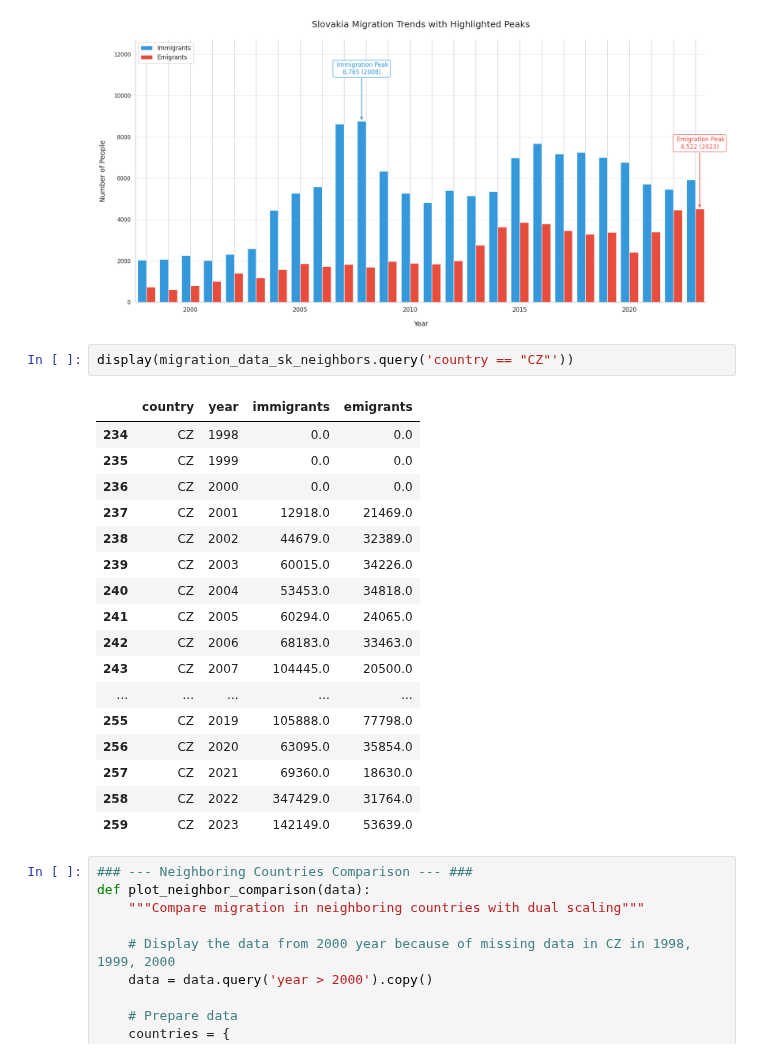
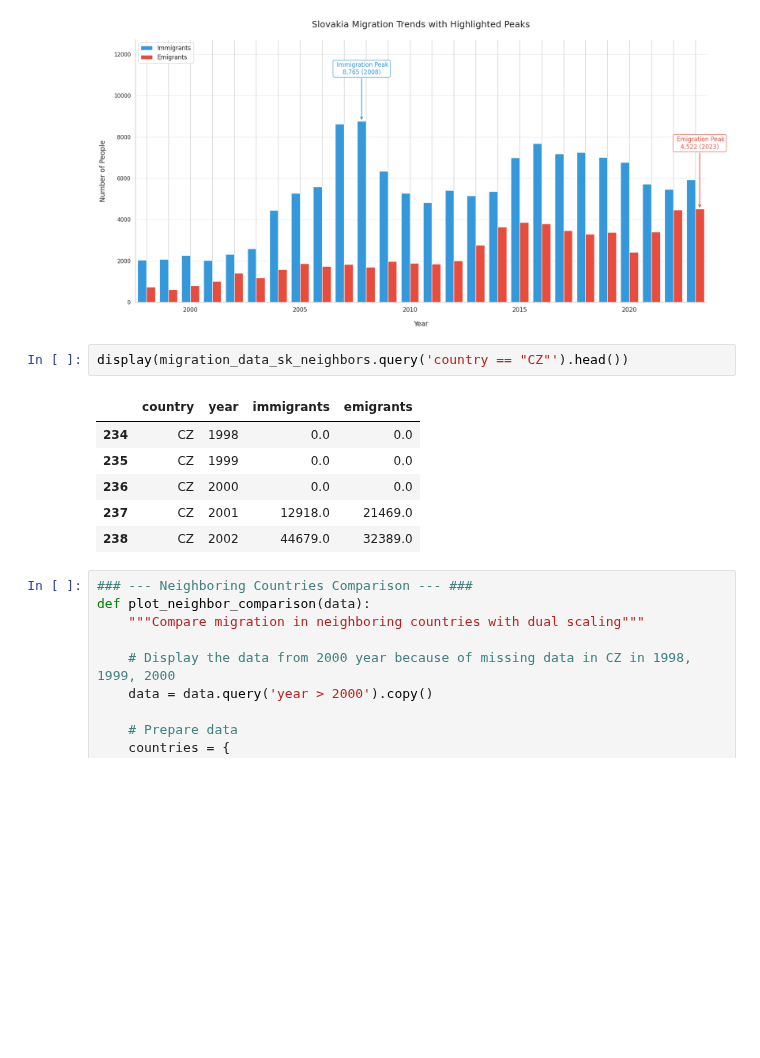
Before and after one commit to loveBeatles/datavis_project, a Jupyter notebook: group_project.ipynb, the cells around one changed output. Cells and saved outputs as stored; diff of their text form; blank space fills up the shorter version.

```diff
--- a/group_project.ipynb
+++ b/group_project.ipynb
@@ -1502,25 +1502,14 @@ plot_slovakia_migration(migration_data_sk_neighbors)
 # %% [output]
 [figure]
 # %%
-display(migration_data_sk_neighbors.query('country == "CZ"'))
+display(migration_data_sk_neighbors.query('country == "CZ"').head())
 # %% [output]
 |  | country | year | immigrants | emigrants |
 | 234 | CZ | 1998 | 0.0 | 0.0 |
 | 235 | CZ | 1999 | 0.0 | 0.0 |
 | 236 | CZ | 2000 | 0.0 | 0.0 |
 | 237 | CZ | 2001 | 12918.0 | 21469.0 |
 | 238 | CZ | 2002 | 44679.0 | 32389.0 |
-| 239 | CZ | 2003 | 60015.0 | 34226.0 |
-| 240 | CZ | 2004 | 53453.0 | 34818.0 |
-| 241 | CZ | 2005 | 60294.0 | 24065.0 |
-| 242 | CZ | 2006 | 68183.0 | 33463.0 |
-| 243 | CZ | 2007 | 104445.0 | 20500.0 |
-| ... | ... | ... | ... | ... |
-| 255 | CZ | 2019 | 105888.0 | 77798.0 |
-| 256 | CZ | 2020 | 63095.0 | 35854.0 |
-| 257 | CZ | 2021 | 69360.0 | 18630.0 |
-| 258 | CZ | 2022 | 347429.0 | 31764.0 |
-| 259 | CZ | 2023 | 142149.0 | 53639.0 |
 # %%
 ### --- Neighboring Countries Comparison --- ###
 def plot_neighbor_comparison(data):
```
Also changed, not shown: parts of 3 cells of this notebook, 1 other file.
